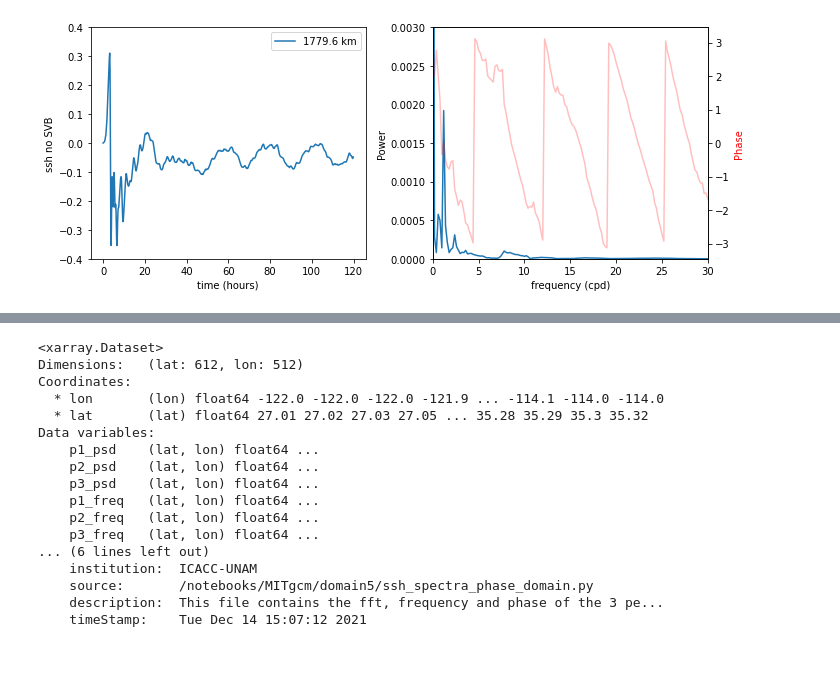
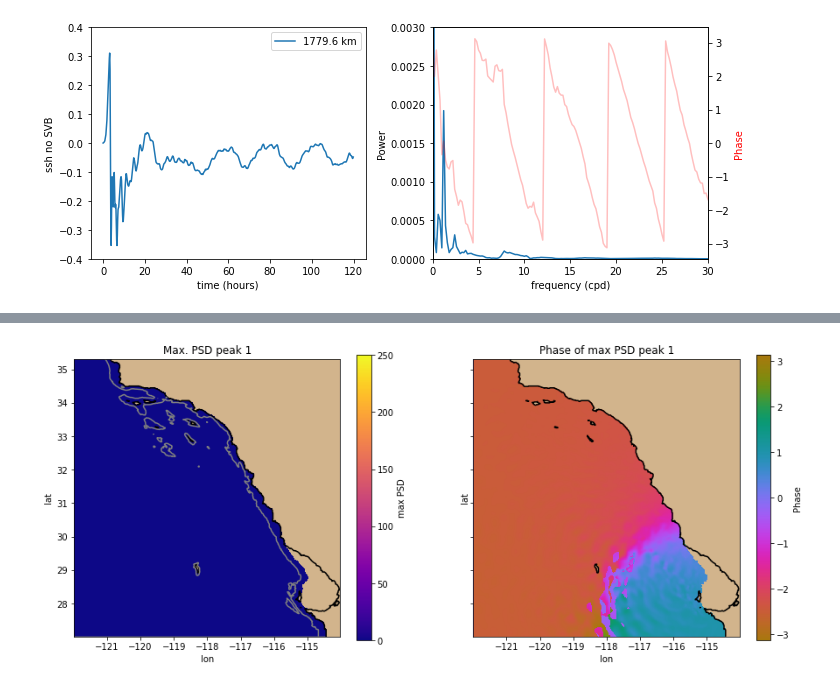
Before and after one commit to anakarinarm/notebooks_SVB, a Jupyter notebook: MITgcm/domain5/ssh_phase.ipynb, the cells around one changed output, grey strips where cells are left out. Cells and saved outputs as stored; diff of their text form; code cells hidden in the pictures; blank space fills up the shorter version.

Commit message:
added phase notebooks

```diff
--- a/MITgcm/domain5/ssh_phase.ipynb
+++ b/MITgcm/domain5/ssh_phase.ipynb
@@ -267 +274,17 @@ for ii in indices:
+# %%
+LAT = ds2['YC'][:]
+LON = ds2['XC'][:]-360
+lat = ds2.YC[:,0].data
+lon = ds2.XC[0,:].data-360
+
+nx = len(lon)
+ny = len(lat)
+
+# centers mask
+hFacC = ds2['hFacC'][:]
+hfac = np.ma.masked_values(hFacC, 0)
+mask = np.ma.getmask(hfac)
+
+# depth with bay
+depth = ds['Depth'][:]
 # %%
@@ -442,20 +293,25 @@ check = xr.open_dataset(filename)
-# %%
-check
-# %% [output]
-<xarray.Dataset>
-Dimensions:   (lat: 612, lon: 512)
-Coordinates:
-  * lon       (lon) float64 -122.0 -122.0 -122.0 -121.9 ... -114.1 -114.0 -114.0
-  * lat       (lat) float64 27.01 27.02 27.03 27.05 ... 35.28 35.29 35.3 35.32
-Data variables:
-    p1_psd    (lat, lon) float64 ...
-    p2_psd    (lat, lon) float64 ...
-    p3_psd    (lat, lon) float64 ...
-    p1_freq   (lat, lon) float64 ...
-    p2_freq   (lat, lon) float64 ...
-    p3_freq   (lat, lon) float64 ...
-... (6 lines left out)
-    institution:  ICACC-UNAM
-    source:       /notebooks/MITgcm/domain5/ssh_spectra_phase_domain.py
-    description:  This file contains the fft, frequency and phase of the 3 pe...
-    timeStamp:    Tue Dec 14 15:07:12 2021
+# %%
+fig, (ax1, ax2) = plt.subplots(1,2,figsize=(15,6), sharey=True)
+ax1.set_facecolor('tan')
+pc1 = ax1.pcolormesh(lon,lat, sshData.p1_psd, cmap='plasma', vmin=0, vmax=250)
+plt.colorbar(pc1, ax=ax1, label='max PSD')
+levels=np.arange(0,250,5)
+cn1 = ax1.contour(lon,lat, sshData.p1_psd, levels, colors='0.5', alpha=0.5)
+
+ax1.contour(lon,lat,depth,levels=[0, 250], colors=['k','0.5','0.5','0.5','0.5','0.5'])
+
+ax1.set_xlabel('lon')
+ax1.set_ylabel('lat')
+ax1.set_title('Max. PSD peak 1')
+ax1.set_aspect(1)
+
+ax2.set_facecolor('tan')
+pc2 = ax2.pcolormesh(lon, lat, sshData.p1_phase, cmap=cmo.cm.phase)
+plt.colorbar(pc2, ax=ax2, label='Phase')
+ax2.contour(lon,lat,depth,levels=[0], colors=['k'])
+ax2.set_xlabel('lon')
+ax2.set_ylabel('lat')
+ax2.set_title('Phase of max PSD peak 1')
+ax2.set_aspect(1)
+# %% [output]
+[figure, added]
```
Also changed, not shown: parts of 8 cells of this notebook, 10 other files.
